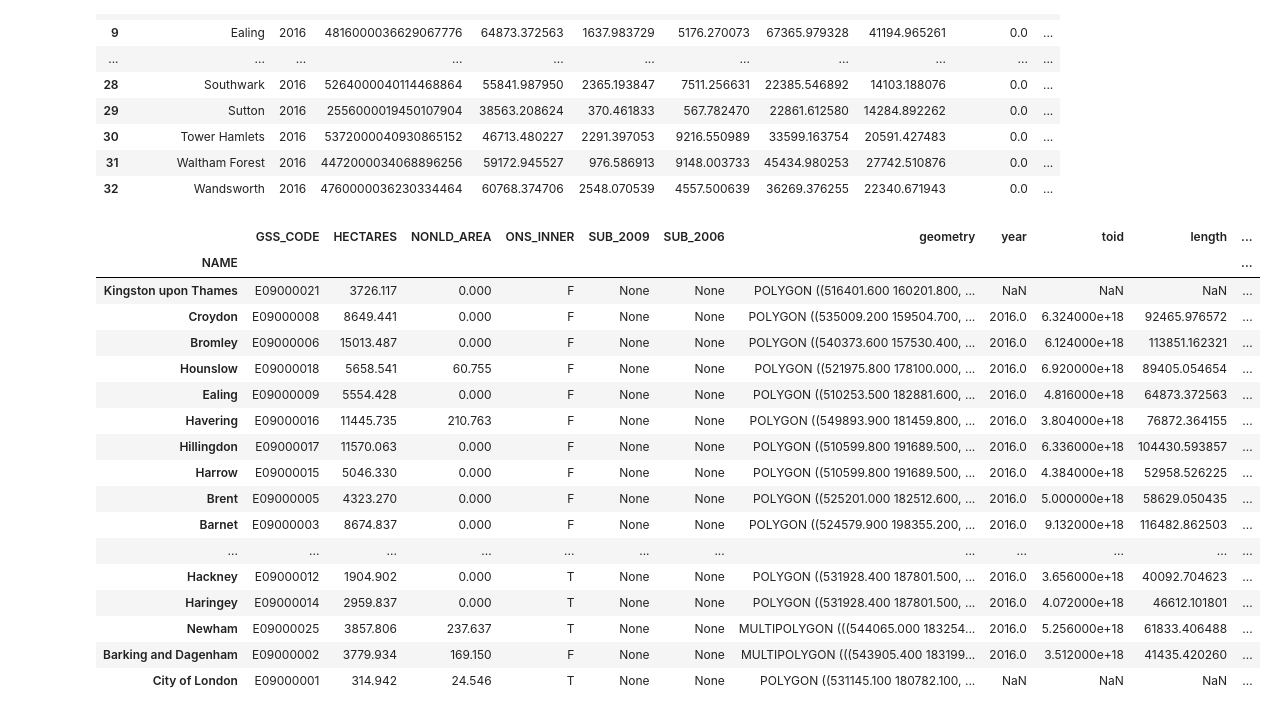
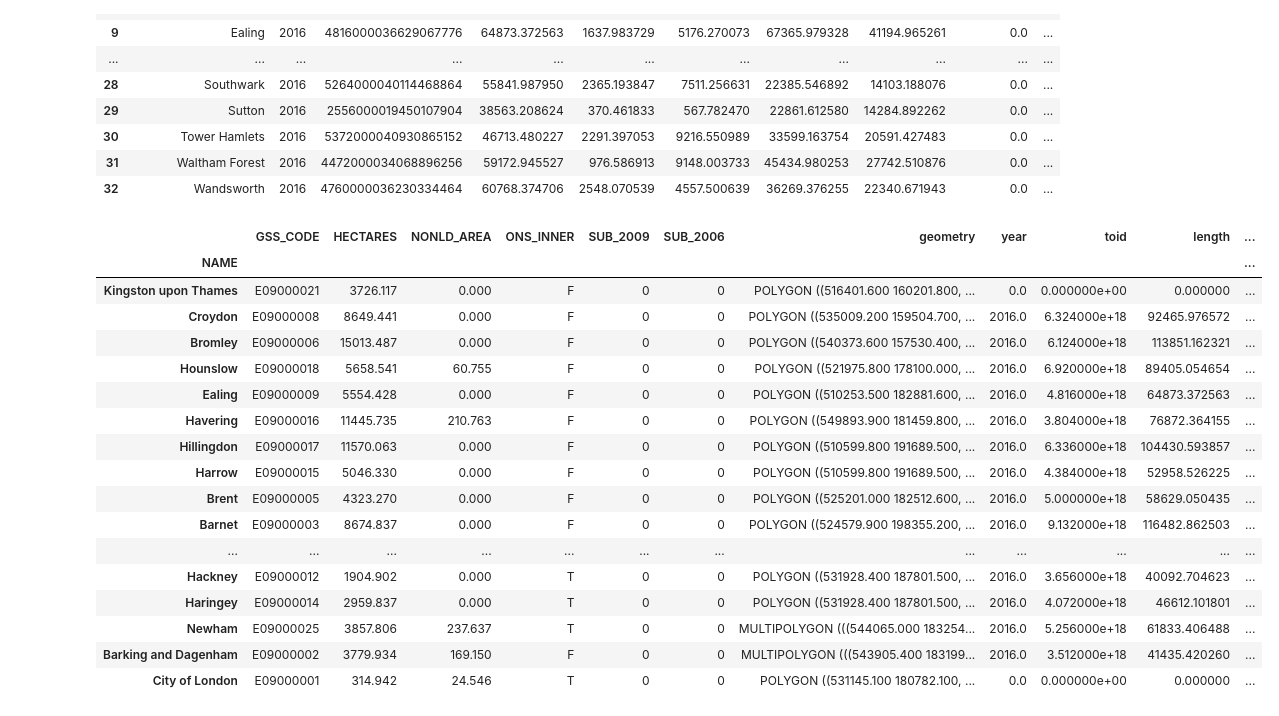
Before and after one commit to irvifa/data-visualization, a Jupyter notebook: air-pollution.ipynb, the cells around one changed output. Cells and saved outputs as stored; diff of their text form; code cells hidden in the pictures.

```diff
--- a/air-pollution.ipynb
+++ b/air-pollution.ipynb
@@ -334,26 +334,27 @@ sm_co2
 # %%
 # This is only for CO2 data
 merged = map_df.copy().set_index('NAME').join(sm_co2.set_index('borough'))
+merged = merged.fillna(0)
 merged
 # %% [output]
 |  | GSS_CODE | HECTARES | NONLD_AREA | ONS_INNER | SUB_2009 | SUB_2006 | geometry | year | toid | length | ... |
 | NAME |  |  |  |  |  |  |  |  |  |  | ... |
-| Kingston upon Thames | E09000021 | 3726.117 | 0.000 | F | None | None | POLYGON ((516401.600 160201.800, ... | NaN | NaN | NaN | ... |
-| Croydon | E09000008 | 8649.441 | 0.000 | F | None | None | POLYGON ((535009.200 159504.700, ... | 2016.0 | 6.324000e+18 | 92465.976572 | ... |
-| Bromley | E09000006 | 15013.487 | 0.000 | F | None | None | POLYGON ((540373.600 157530.400, ... | 2016.0 | 6.124000e+18 | 113851.162321 | ... |
-| Hounslow | E09000018 | 5658.541 | 60.755 | F | None | None | POLYGON ((521975.800 178100.000, ... | 2016.0 | 6.920000e+18 | 89405.054654 | ... |
-| Ealing | E09000009 | 5554.428 | 0.000 | F | None | None | POLYGON ((510253.500 182881.600, ... | 2016.0 | 4.816000e+18 | 64873.372563 | ... |
-| Havering | E09000016 | 11445.735 | 210.763 | F | None | None | POLYGON ((549893.900 181459.800, ... | 2016.0 | 3.804000e+18 | 76872.364155 | ... |
-| Hillingdon | E09000017 | 11570.063 | 0.000 | F | None | None | POLYGON ((510599.800 191689.500, ... | 2016.0 | 6.336000e+18 | 104430.593857 | ... |
-| Harrow | E09000015 | 5046.330 | 0.000 | F | None | None | POLYGON ((510599.800 191689.500, ... | 2016.0 | 4.384000e+18 | 52958.526225 | ... |
-| Brent | E09000005 | 4323.270 | 0.000 | F | None | None | POLYGON ((525201.000 182512.600, ... | 2016.0 | 5.000000e+18 | 58629.050435 | ... |
-| Barnet | E09000003 | 8674.837 | 0.000 | F | None | None | POLYGON ((524579.900 198355.200, ... | 2016.0 | 9.132000e+18 | 116482.862503 | ... |
+| Kingston upon Thames | E09000021 | 3726.117 | 0.000 | F | 0 | 0 | POLYGON ((516401.600 160201.800, ... | 0.0 | 0.000000e+00 | 0.000000 | ... |
+| Croydon | E09000008 | 8649.441 | 0.000 | F | 0 | 0 | POLYGON ((535009.200 159504.700, ... | 2016.0 | 6.324000e+18 | 92465.976572 | ... |
+| Bromley | E09000006 | 15013.487 | 0.000 | F | 0 | 0 | POLYGON ((540373.600 157530.400, ... | 2016.0 | 6.124000e+18 | 113851.162321 | ... |
+| Hounslow | E09000018 | 5658.541 | 60.755 | F | 0 | 0 | POLYGON ((521975.800 178100.000, ... | 2016.0 | 6.920000e+18 | 89405.054654 | ... |
+| Ealing | E09000009 | 5554.428 | 0.000 | F | 0 | 0 | POLYGON ((510253.500 182881.600, ... | 2016.0 | 4.816000e+18 | 64873.372563 | ... |
+| Havering | E09000016 | 11445.735 | 210.763 | F | 0 | 0 | POLYGON ((549893.900 181459.800, ... | 2016.0 | 3.804000e+18 | 76872.364155 | ... |
+| Hillingdon | E09000017 | 11570.063 | 0.000 | F | 0 | 0 | POLYGON ((510599.800 191689.500, ... | 2016.0 | 6.336000e+18 | 104430.593857 | ... |
+| Harrow | E09000015 | 5046.330 | 0.000 | F | 0 | 0 | POLYGON ((510599.800 191689.500, ... | 2016.0 | 4.384000e+18 | 52958.526225 | ... |
+| Brent | E09000005 | 4323.270 | 0.000 | F | 0 | 0 | POLYGON ((525201.000 182512.600, ... | 2016.0 | 5.000000e+18 | 58629.050435 | ... |
+| Barnet | E09000003 | 8674.837 | 0.000 | F | 0 | 0 | POLYGON ((524579.900 198355.200, ... | 2016.0 | 9.132000e+18 | 116482.862503 | ... |
 | ... | ... | ... | ... | ... | ... | ... | ... | ... | ... | ... | ... |
-| Hackney | E09000012 | 1904.902 | 0.000 | T | None | None | POLYGON ((531928.400 187801.500, ... | 2016.0 | 3.656000e+18 | 40092.704623 | ... |
-| Haringey | E09000014 | 2959.837 | 0.000 | T | None | None | POLYGON ((531928.400 187801.500, ... | 2016.0 | 4.072000e+18 | 46612.101801 | ... |
-| Newham | E09000025 | 3857.806 | 237.637 | T | None | None | MULTIPOLYGON (((544065.000 183254... | 2016.0 | 5.256000e+18 | 61833.406488 | ... |
-| Barking and Dagenham | E09000002 | 3779.934 | 169.150 | F | None | None | MULTIPOLYGON (((543905.400 183199... | 2016.0 | 3.512000e+18 | 41435.420260 | ... |
-| City of London | E09000001 | 314.942 | 24.546 | T | None | None | POLYGON ((531145.100 180782.100, ... | NaN | NaN | NaN | ... |
+| Hackney | E09000012 | 1904.902 | 0.000 | T | 0 | 0 | POLYGON ((531928.400 187801.500, ... | 2016.0 | 3.656000e+18 | 40092.704623 | ... |
+| Haringey | E09000014 | 2959.837 | 0.000 | T | 0 | 0 | POLYGON ((531928.400 187801.500, ... | 2016.0 | 4.072000e+18 | 46612.101801 | ... |
+| Newham | E09000025 | 3857.806 | 237.637 | T | 0 | 0 | MULTIPOLYGON (((544065.000 183254... | 2016.0 | 5.256000e+18 | 61833.406488 | ... |
+| Barking and Dagenham | E09000002 | 3779.934 | 169.150 | F | 0 | 0 | MULTIPOLYGON (((543905.400 183199... | 2016.0 | 3.512000e+18 | 41435.420260 | ... |
+| City of London | E09000001 | 314.942 | 24.546 | T | 0 | 0 | POLYGON ((531145.100 180782.100, ... | 0.0 | 0.000000e+00 | 0.000000 | ... |
 # %%
 variable = 'total'
 
```
Also changed, not shown: parts of 13 cells of this notebook, 3 other files.
